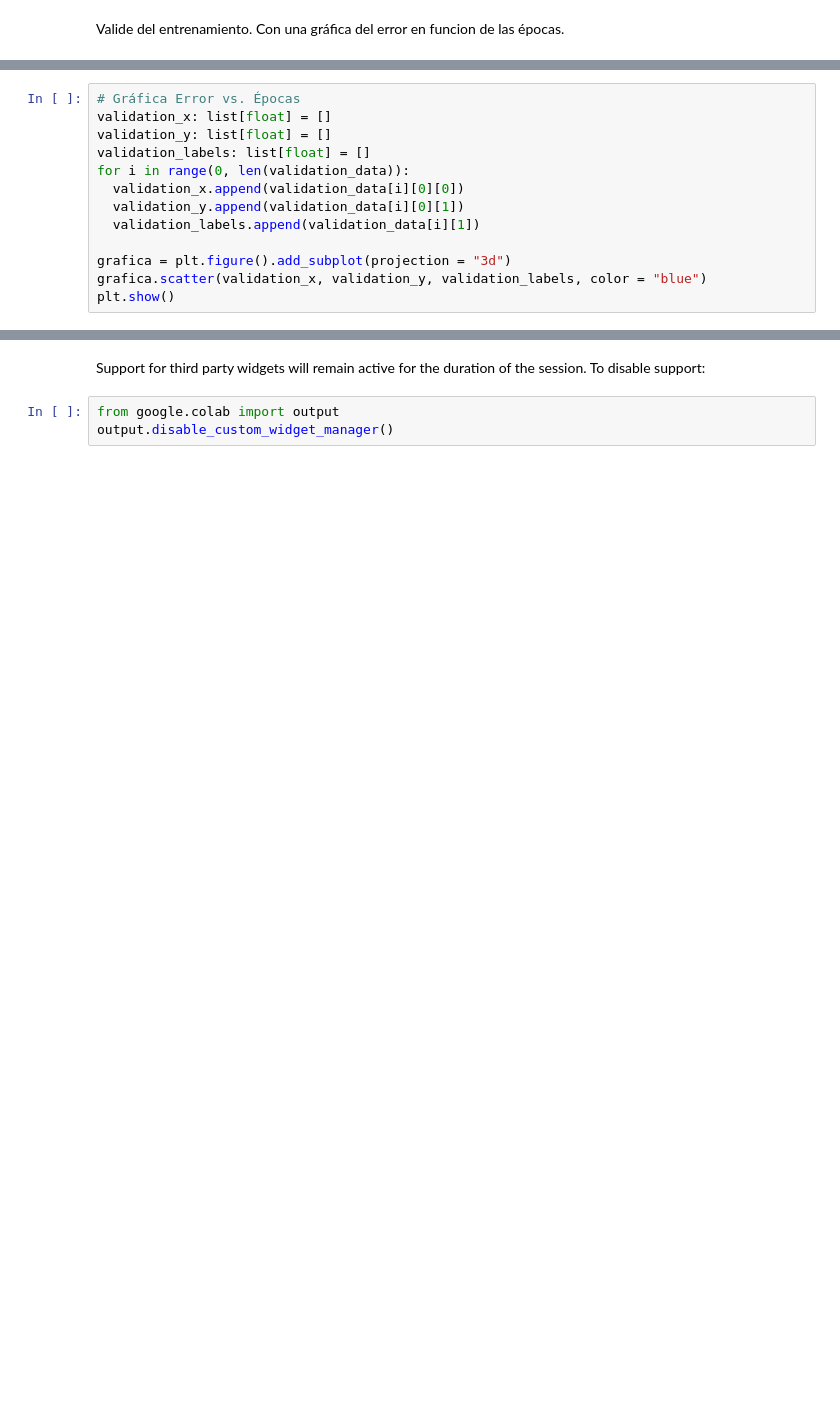
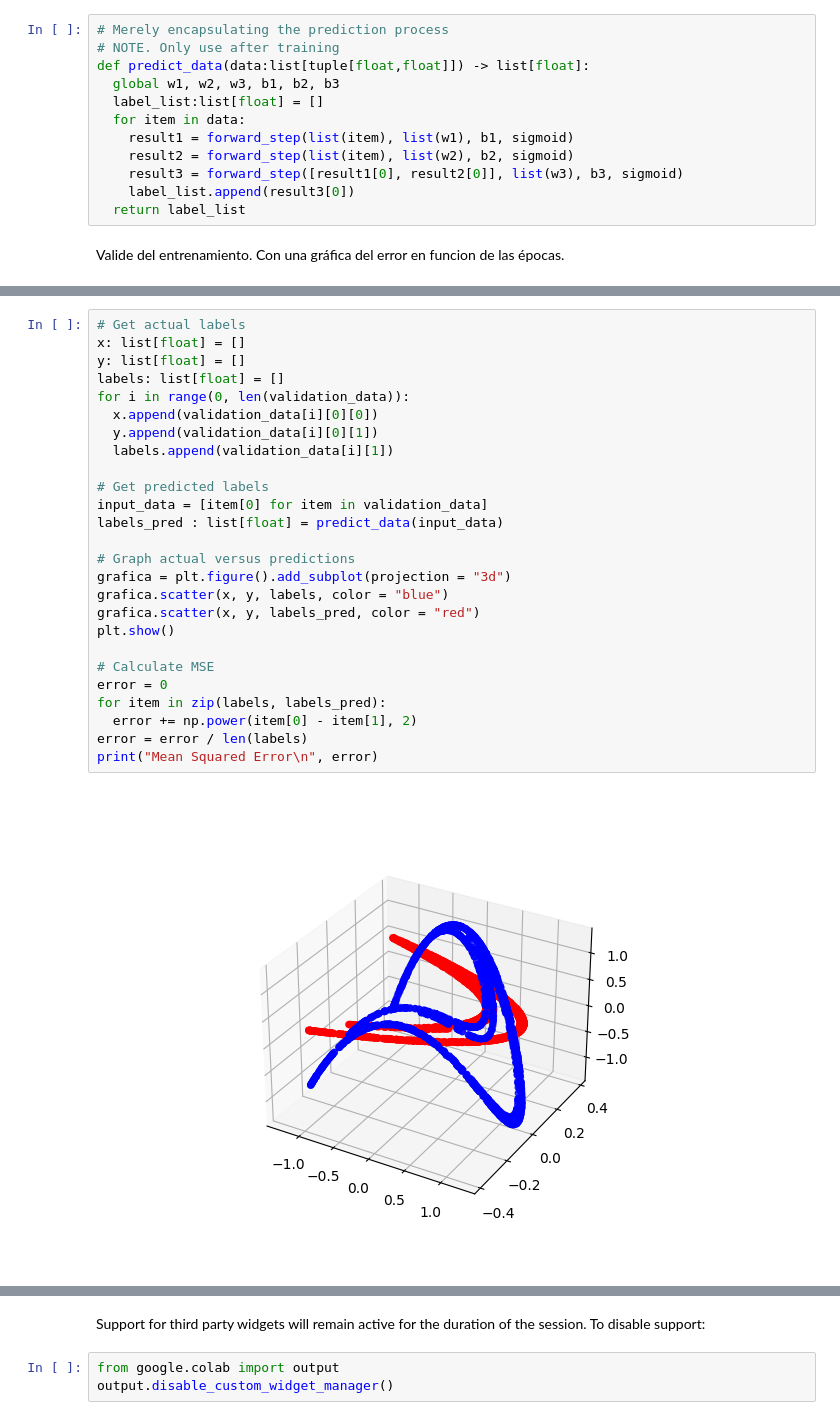
Before and after one commit to AndyMine12/practicasIA, a Jupyter notebook: Proyecto 1 - Forero Madera.ipynb, the cells around one changed output, grey strips where cells are left out. Saved outputs shown, nothing was run; the diff lists cells and outputs as text; blank space fills up the shorter version.

```diff
--- a/Proyecto 1 - Forero Madera.ipynb
+++ b/Proyecto 1 - Forero Madera.ipynb
@@ -108,2 +180,14 @@ Use el esquema de "Retropropagación" para entrenar la red.
+# %%
+# Merely encapsulating the prediction process
+# NOTE. Only use after training
+def predict_data(data:list[tuple[float,float]]) -> list[float]:
+  global w1, w2, w3, b1, b2, b3
+  label_list:list[float] = []
+  for item in data:
+    result1 = forward_step(list(item), list(w1), b1, sigmoid)
+    result2 = forward_step(list(item), list(w2), b2, sigmoid)
+    result3 = forward_step([result1[0], result2[0]], list(w3), b3, sigmoid)
+    label_list.append(result3[0])
+  return label_list
 # %% [markdown]
 Valide del entrenamiento. Con una gráfica del error en funcion de las épocas.
@@ -110,13 +201,28 @@ Valide del entrenamiento. Con una gráfica del error en funcion de las épocas.
 # %%
-# Gráfica Error vs. Épocas
-validation_x: list[float] = []
-validation_y: list[float] = []
-validation_labels: list[float] = []
+# Get actual labels
+x: list[float] = []
+y: list[float] = []
+labels: list[float] = []
 for i in range(0, len(validation_data)):
-  validation_x.append(validation_data[i][0][0])
-  validation_y.append(validation_data[i][0][1])
-  validation_labels.append(validation_data[i][1])
+  x.append(validation_data[i][0][0])
+  y.append(validation_data[i][0][1])
+  labels.append(validation_data[i][1])
 
+# Get predicted labels
+input_data = [item[0] for item in validation_data]
+labels_pred : list[float] = predict_data(input_data)
+
+# Graph actual versus predictions
 grafica = plt.figure().add_subplot(projection = "3d")
-grafica.scatter(validation_x, validation_y, validation_labels, color = "blue")
+grafica.scatter(x, y, labels, color = "blue")
+grafica.scatter(x, y, labels_pred, color = "red")
 plt.show()
+
+# Calculate MSE
+error = 0
+for item in zip(labels, labels_pred):
+  error += np.power(item[0] - item[1], 2)
+error = error / len(labels)
+print("Mean Squared Error\n", error)
+# %% [output]
+[figure, added]
```
Also changed, not shown: parts of 10 cells of this notebook.
